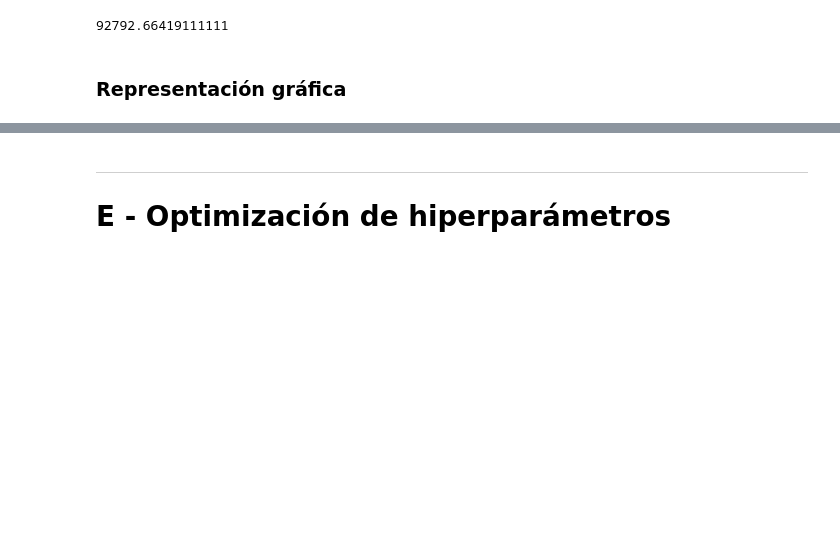
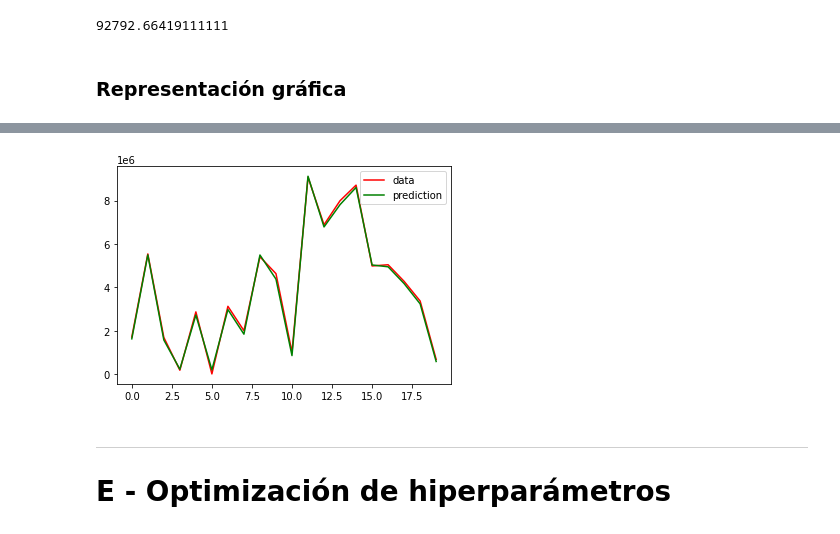
Before and after one commit to Steven-Macas/SAA, a Jupyter notebook: paris_SAA_stevenMacas_Nearest_Neighbour.ipynb, the cells around one changed output, grey strips where cells are left out. Cells and saved outputs as stored; diff of their text form; code cells hidden in the pictures; blank space fills up the shorter version.

```diff
--- a/paris_SAA_stevenMacas_Nearest_Neighbour.ipynb
+++ b/paris_SAA_stevenMacas_Nearest_Neighbour.ipynb
@@ -259,3 +268,12 @@ plt.show()
+# %%
+A = np.stack(i for i in range(20))
+plt.plot(A,y_test[40:60], c='r', label = 'data')
+plt.plot(A,y_predict[40:60], c='g', label = 'prediction')
+plt.axis('tight')
+plt.legend()
+plt.show()
+# %% [output]
+[figure, added]
 # %% [markdown]
 
 
```
Also changed, not shown: parts of 5 cells of this notebook.
